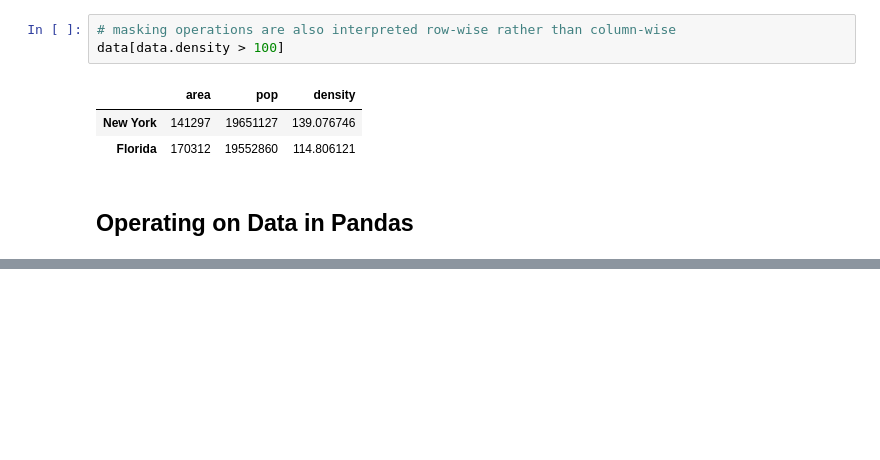
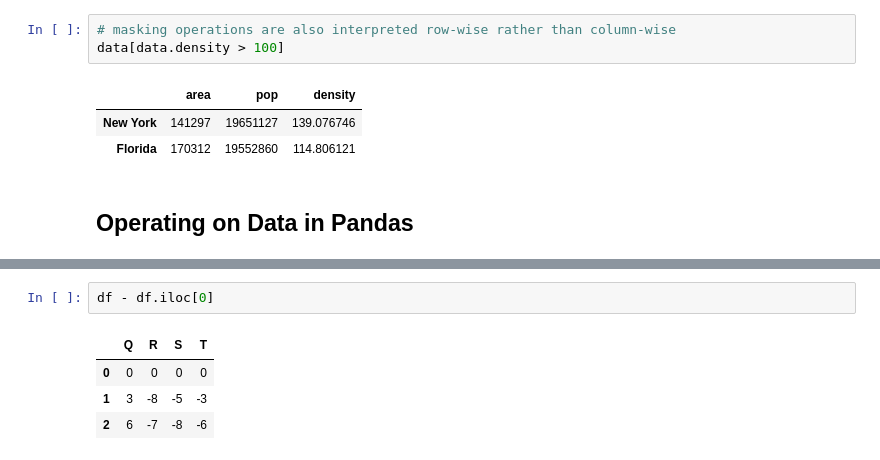
Before and after one commit to finesketch/data_science, a Jupyter notebook: Python_Data_Science_Handbook/03_Data_Manipulation_with_Pandas.ipynb, the cells around one changed output, grey strips where cells are left out. Saved outputs shown, nothing was run; the diff lists cells and outputs as text; blank space fills up the shorter version.

```diff
--- a/Python_Data_Science_Handbook/03_Data_Manipulation_with_Pandas.ipynb
+++ b/Python_Data_Science_Handbook/03_Data_Manipulation_with_Pandas.ipynb
@@ -724,0 +865,7 @@ data[data.density > 100]
+# %%
+df - df.iloc[0]
+# %% [output]
+|  | Q | R | S | T |
+| 0 | 0 | 0 | 0 | 0 |
+| 1 | 3 | -8 | -5 | -3 |
+| 2 | 6 | -7 | -8 | -6 |
```
Also changed, not shown: parts of 25 cells of this notebook.
